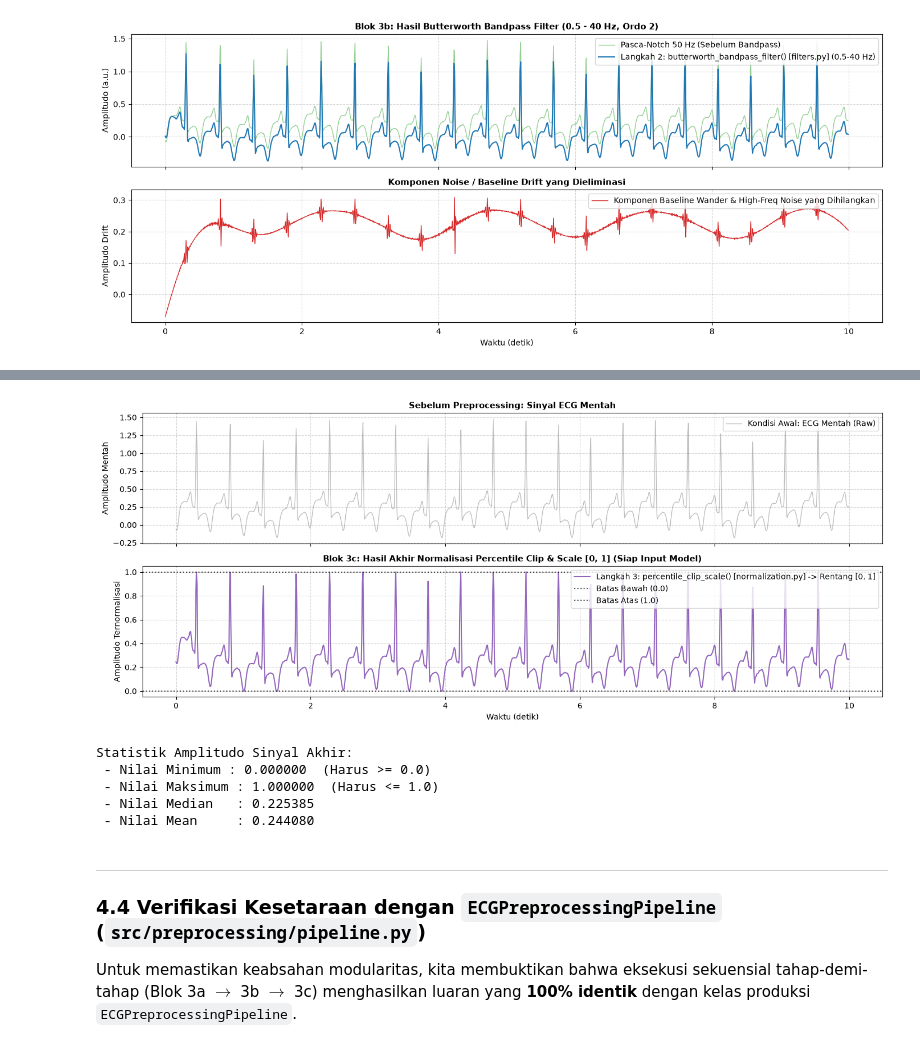
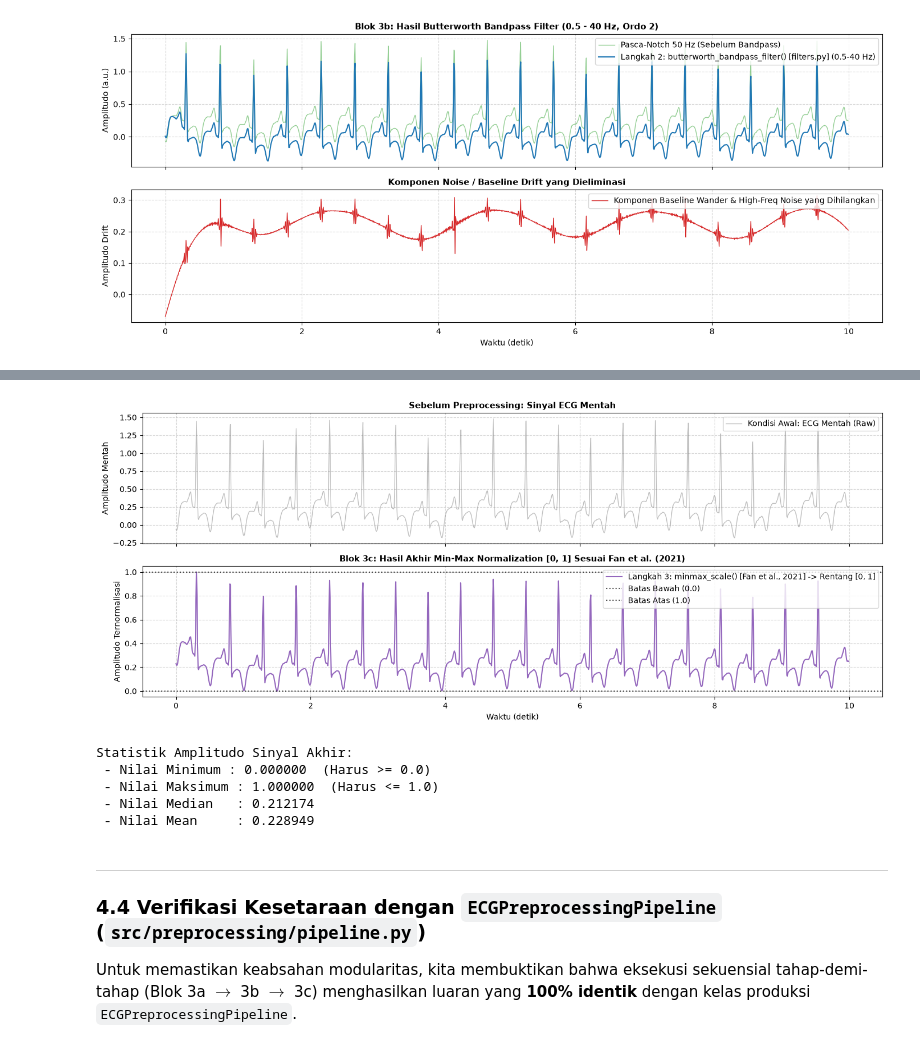
Before and after one commit to djakyharis/ecg-bp-estimation, a Jupyter notebook: notebooks/02_preprocessing_pipeline.ipynb, the cells around one changed output, grey strips where cells are left out. Drawn from its saved outputs; the diff is of its cells as text; code cells hidden in the pictures.

Commit message:
normalization adjustment

```diff
--- a/notebooks/02_preprocessing_pipeline.ipynb
+++ b/notebooks/02_preprocessing_pipeline.ipynb
@@ -517,45 +525,42 @@ di mana:
 # %%
-# ── Blok 3c: Normalisasi Percentile Clip & Scale [0, 1] ────────────────────────
-# Dipanggil dari: src/preprocessing/normalization.py -> percentile_clip_scale()
+# ── Blok 3c: Min-Max Normalization [0, 1] ──────────────────────────────────────
+# Dipanggil dari: src/preprocessing/normalization.py -> minmax_scale()
+# Sesuai paper acuan: Fan et al. (2021) & Li et al. (2020)
 
-epoch_step3_final = percentile_clip_scale(
-    epoch_step2_bandpass,
-    q_low_percentile=1.0,
-    q_high_percentile=99.0
-)
+epoch_step3_final = minmax_scale(epoch_step2_bandpass)
 
 # Visualisasi Sinyal Akhir Hasil Preprocessing
 fig, (ax1, ax2) = plt.subplots(2, 1, figsize=(14, 6), sharex=True)
 
 # 1. Sinyal ECG Mentah Awal vs Sinyal Bersih Ternormalisasi
 ax1.plot(epoch_time, epoch_ecg_raw, color='gray', alpha=0.5, lw=1.0, label='Kondisi Awal: ECG Mentah (Raw)')
 ax1.set_title("Sebelum Preprocessing: Sinyal ECG Mentah", fontsize=11, fontweight='bold')
 ax1.set_ylabel("Amplitudo Mentah"); ax1.legend(loc='upper right'); ax1.grid(True, linestyle='--', alpha=0.5)
 
 # 2. Sinyal ECG Siap Training [0, 1]
-ax2.plot(epoch_time, epoch_step3_final, color='#9467bd', lw=1.5, label='Langkah 3: percentile_clip_scale() [normalization.py] -> Rentang [0, 1]')
+ax2.plot(epoch_time, epoch_step3_final, color='#9467bd', lw=1.5, label='Langkah 3: minmax_scale() [Fan et al., 2021] -> Rentang [0, 1]')
 ax2.axhline(0.0, color='black', linestyle=':', alpha=0.7, label='Batas Bawah (0.0)')
 ax2.axhline(1.0, color='black', linestyle=':', alpha=0.7, label='Batas Atas (1.0)')
-ax2.set_title("Blok 3c: Hasil Akhir Normalisasi Percentile Clip & Scale [0, 1] (Siap Input Model)", fontsize=11, fontweight='bold')
+ax2.set_title("Blok 3c: Hasil Akhir Min-Max Normalization [0, 1] Sesuai Fan et al. (2021)", fontsize=11, fontweight='bold')
 ax2.set_xlabel("Waktu (detik)"); ax2.set_ylabel("Amplitudo Ternormalisasi")
 ax2.set_ylim(-0.05, 1.05)
 ax2.legend(loc='upper right'); ax2.grid(True, linestyle='--', alpha=0.5)
 
 plt.tight_layout()
 plt.show()
 
 print("Statistik Amplitudo Sinyal Akhir:")
 print(f" - Nilai Minimum : {np.min(epoch_step3_final):.6f}  (Harus >= 0.0)")
 print(f" - Nilai Maksimum : {np.max(epoch_step3_final):.6f}  (Harus <= 1.0)")
 print(f" - Nilai Median   : {np.median(epoch_step3_final):.6f}")
 print(f" - Nilai Mean     : {np.mean(epoch_step3_final):.6f}")
 # %% [output]
-[figure, old version]
+[figure, new version]
 Statistik Amplitudo Sinyal Akhir:
  - Nilai Minimum : 0.000000  (Harus >= 0.0)
  - Nilai Maksimum : 1.000000  (Harus <= 1.0)
- - Nilai Median   : 0.225385
- - Nilai Mean     : 0.244080
+ - Nilai Median   : 0.212174
+ - Nilai Mean     : 0.228949
 # %% [markdown]
 ---
 ### 4.4 Verifikasi Kesetaraan dengan `ECGPreprocessingPipeline` (`src/preprocessing/pipeline.py`)
```
Also changed, not shown: parts of 8 cells of this notebook, 7 other files.
